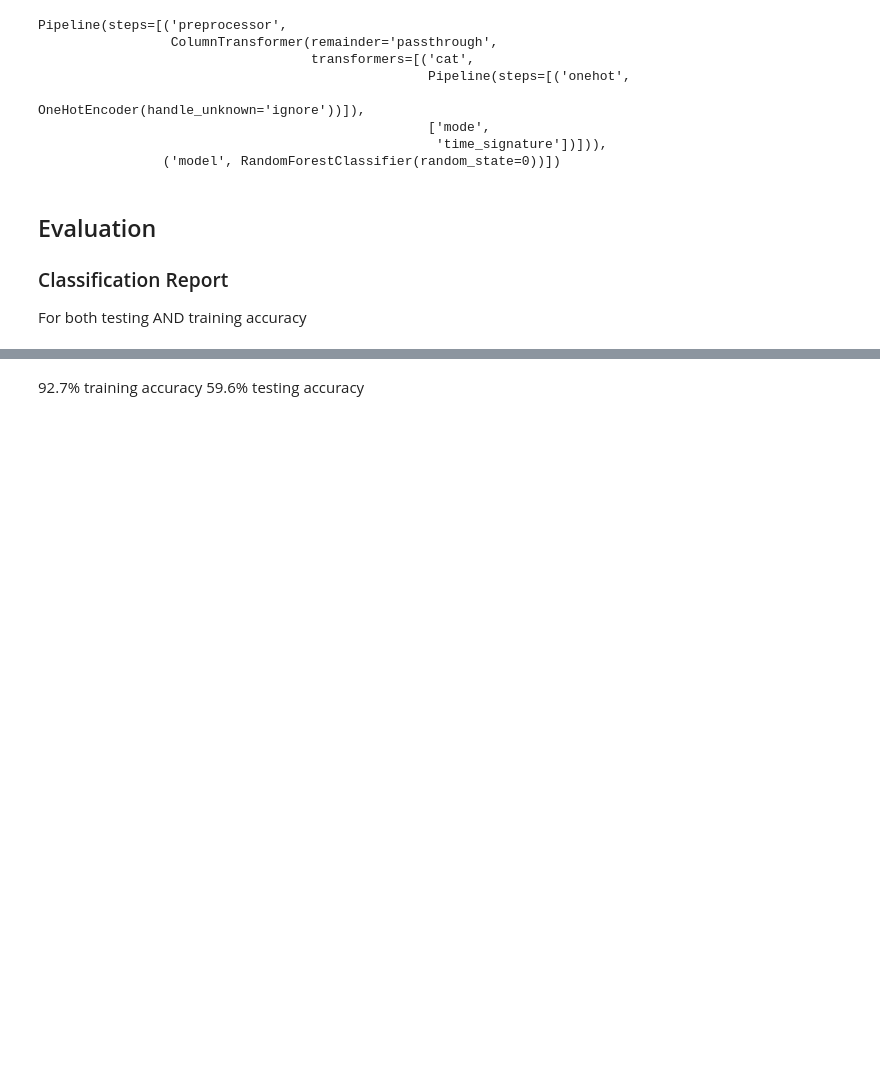
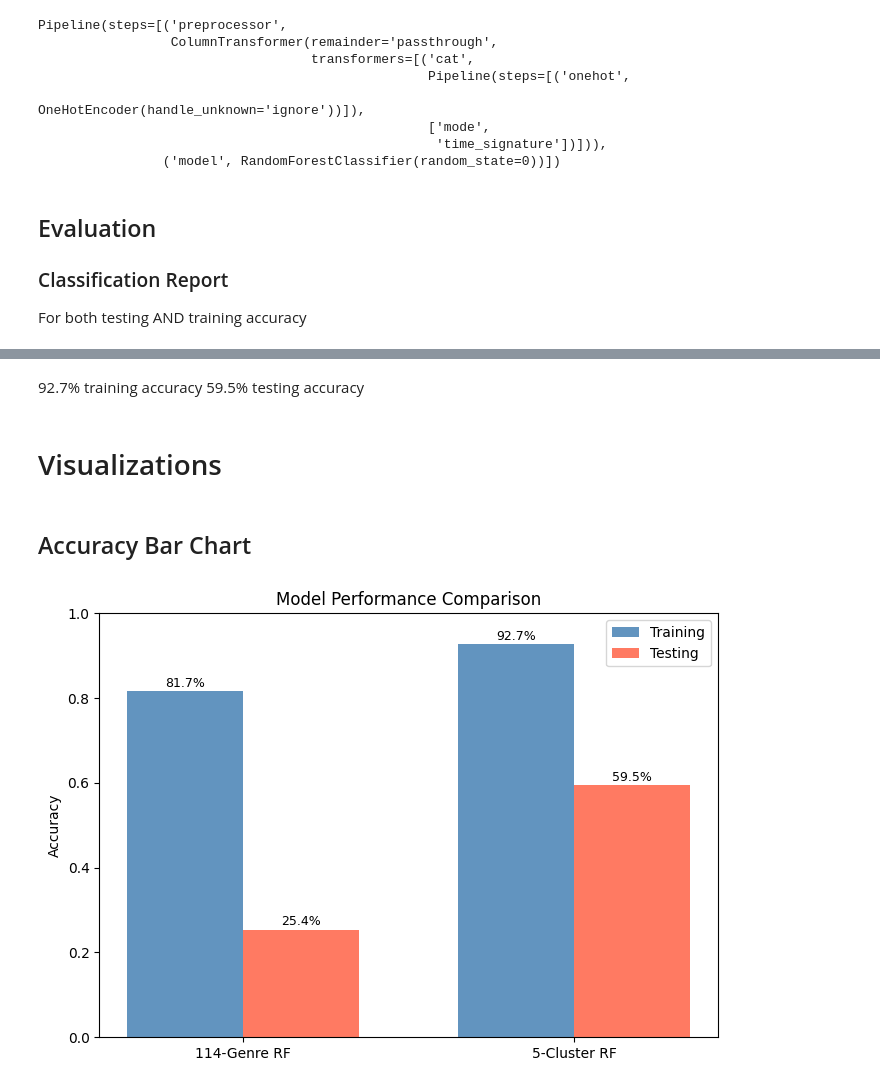
Before and after one commit to LoganMiller5505/DataSciProject, a Jupyter notebook: 3_ClusteredClassification.ipynb, the cells around one changed output, grey strips where cells are left out. Drawn from its saved outputs; the diff is of its cells as text; code cells hidden in the pictures; blank space fills up the shorter version.

Commit message:
Final commit, added graphs and fixed bug with Key feature

```diff
--- a/3_ClusteredClassification.ipynb
+++ b/3_ClusteredClassification.ipynb
@@ -104,3 +105,34 @@ Testing Accuracy: 0.5961690885072656
 # %% [markdown]
 92.7% training accuracy
-59.6% testing accuracy
+59.5% testing accuracy
+# %% [markdown]
+# Visualizations
+# %% [markdown]
+## Accuracy Bar Chart
+# %%
+import matplotlib.pyplot as plt
+import numpy as np
+
+models = ['114-Genre RF', '5-Cluster RF']
+train_accs = [0.8173, 0.9272]
+test_accs = [0.2539, 0.5946]
+
+x = np.arange(len(models))
+width = 0.35
+
+fig, ax = plt.subplots(figsize=(7, 5))
+bars1 = ax.bar(x - width / 2, train_accs, width, label='Training', color='steelblue', alpha=0.85)
+bars2 = ax.bar(x + width / 2, test_accs, width, label='Testing', color='tomato', alpha=0.85)
+ax.set_xticks(x)
+ax.set_xticklabels(models)
+ax.set_ylim(0, 1)
+ax.set_ylabel('Accuracy')
+ax.set_title('Model Performance Comparison')
+ax.legend()
+for bar in list(bars1) + list(bars2):
+    h = bar.get_height()
+    ax.text(bar.get_x() + bar.get_width() / 2, h + 0.01, f'{h:.1%}', ha='center', fontsize=9)
+plt.tight_layout()
+plt.show()
+# %% [output]
+[figure, added]
```
Also changed, not shown: parts of 12 cells of this notebook, 3 other files.
